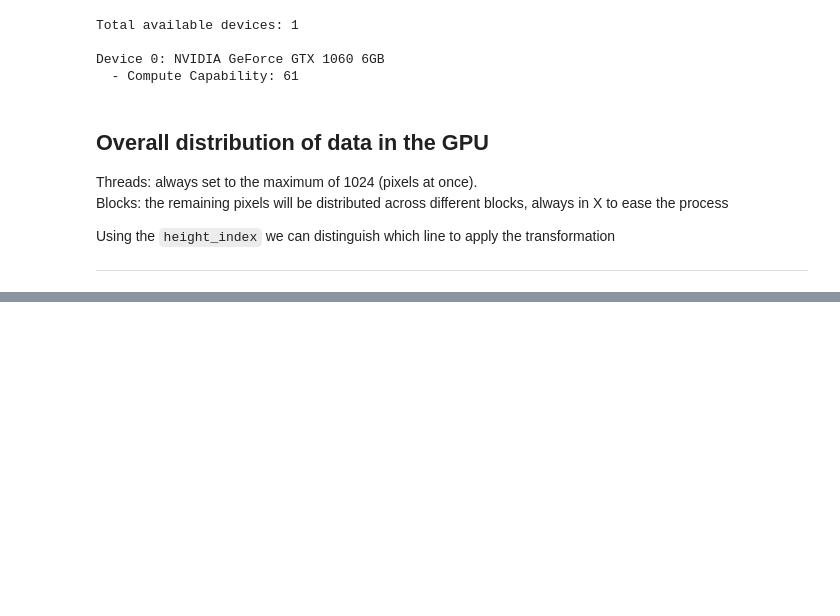
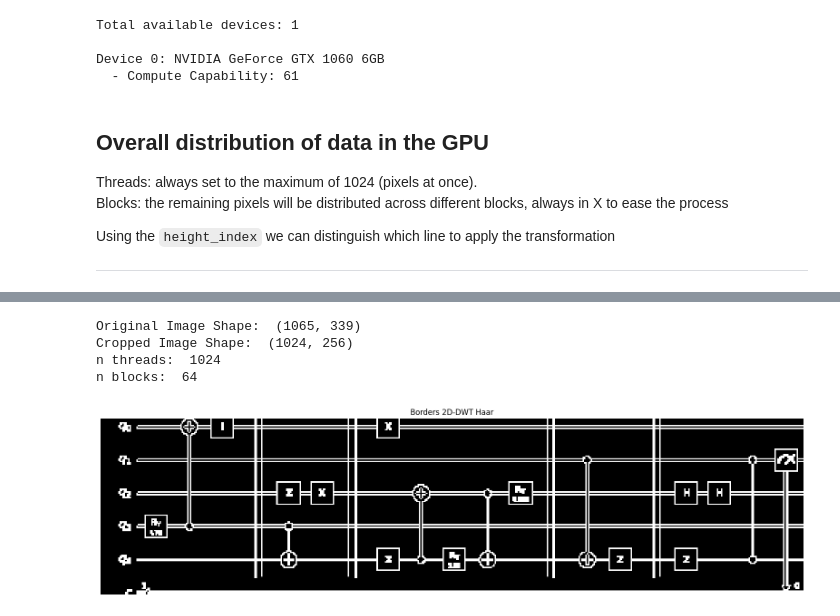
Before and after one commit to Dpbm/qcop, a Jupyter notebook: notebooks/kernels.ipynb, the cells around one changed output, grey strips where cells are left out. Saved outputs shown, nothing was run; the diff lists cells and outputs as text; code cells hidden in the pictures; blank space fills up the shorter version.

Commit message:
new kernels

```diff
--- a/notebooks/kernels.ipynb
+++ b/notebooks/kernels.ipynb
@@ -104,0 +119,79 @@ pad image:  (256, 1024)
+# %%
+kernel = r"""
+extern "C"{
+    __global__ void dtw2_borders(
+                    const unsigned int* input,
+                    unsigned int* out,
+                    unsigned int quadrant_width,
+                    unsigned int img_width,
+                    unsigned int max_pixels_quadrant
+    ){
+        // the total is width*height, being 1024 threads per block
+        unsigned int global_index = (blockIdx.x * blockDim.x) + threadIdx.x;
+        if(global_index >= max_pixels_quadrant)
+            return;
+
+        // indexes based on the threads indexing
+        // thinking like half of the image (a quadrant)
+        unsigned int width_index = global_index % quadrant_width;   // internal array
+        unsigned int height_index = global_index / quadrant_width;  // external array (height/y)
+
+        unsigned int original_img_w_index = width_index * 2;
+        unsigned int original_img_h_index = height_index * 2;
+
+        unsigned int curr_input_index = (original_img_h_index * img_width) + original_img_w_index;
+        unsigned int curr_input_index_row = ((original_img_h_index+1) * img_width) + original_img_w_index;
+
+        float B_val = 0.5 * (input[curr_input_index] - input[curr_input_index+1] + input[curr_input_index_row] - input[curr_input_index_row+1]);
+        int C_val = 0.5 * (input[curr_input_index] + input[curr_input_index+1] - input[curr_input_index_row] - input[curr_input_index_row+1]);
+
+        float sum = abs(B_val + C_val);
+
+        out[(height_index * quadrant_width) + width_index] = (unsigned int) (sum > 0.5 ? 1 : 0);
+    }
+};
+"""
+
+dtw2_borders = cp.RawKernel(kernel, "dtw2_borders")
+
+oimg = Image.open(os.path.join("..", "data", "images", "1.png")).convert('L')
+print("Original Image Shape: ", oimg.size)
+
+W = 1024
+H = 256
+
+left = (oimg.width - W) // 2
+top = (oimg.height - H) // 2
+right = left + W
+bottom = top + H
+cropped = oimg.crop((left, top, right, bottom))
+
+print("Cropped Image Shape: ", cropped.size)
+
+ex_img = cp.asarray(cropped,dtype=cp.uint32)
+
+QUADRANT_W = W//2
+QUADRANT_H = H//2
+out = cp.zeros((QUADRANT_H,QUADRANT_W), dtype=cp.uint32)
+
+N_THREADS = 1024
+
+num_blocks = int(np.ceil((QUADRANT_W*QUADRANT_H)/N_THREADS))
+print("n threads: ", N_THREADS)
+print("n blocks: ", num_blocks)
+
+dtw2_borders((num_blocks,), (N_THREADS,), (ex_img, out, QUADRANT_W, W, QUADRANT_W*QUADRANT_H))
+cp.cuda.runtime.deviceSynchronize()
+
+plt.figure(figsize=(20,10))
+plt.imshow(out.get().reshape((QUADRANT_H,QUADRANT_W)), cmap="grey")
+plt.axis("off")
+plt.title("Borders 2D-DWT Haar")
+plt.savefig(os.path.join("out","borders-2ddwt-haar-cupy.png"), bbox_inches="tight")
+plt.show()
+# %% [output]
+Original Image Shape:  (1065, 339)
+Cropped Image Shape:  (1024, 256)
+n threads:  1024
+n blocks:  64
+[figure, added]
```
Also changed, not shown: parts of 2 cells of this notebook, 2 other files.
